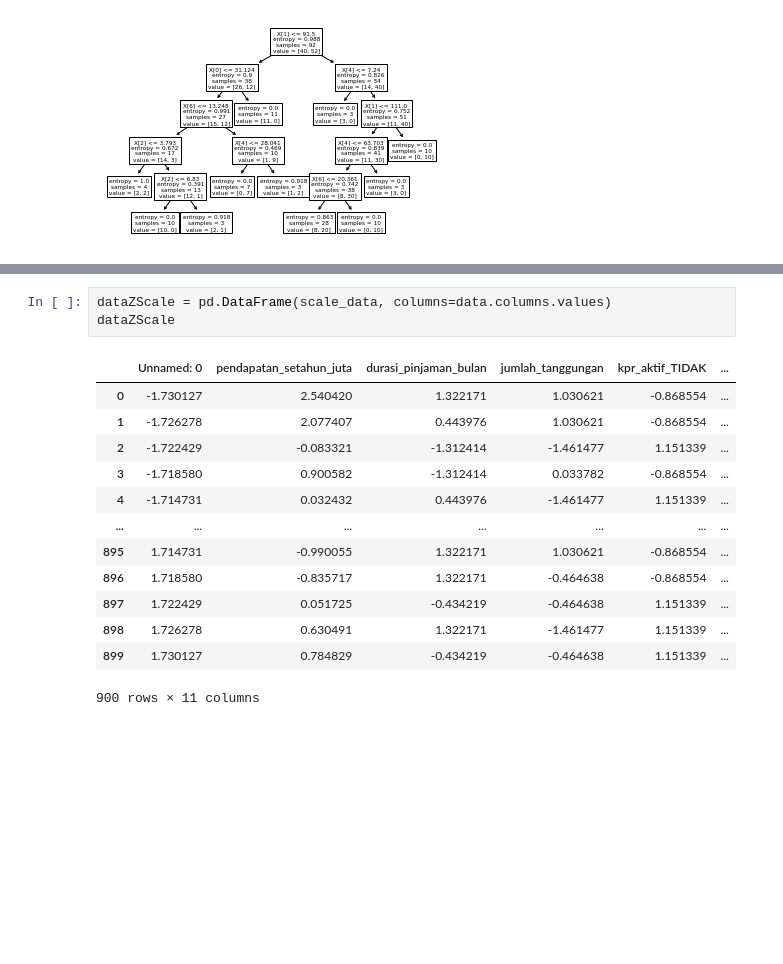
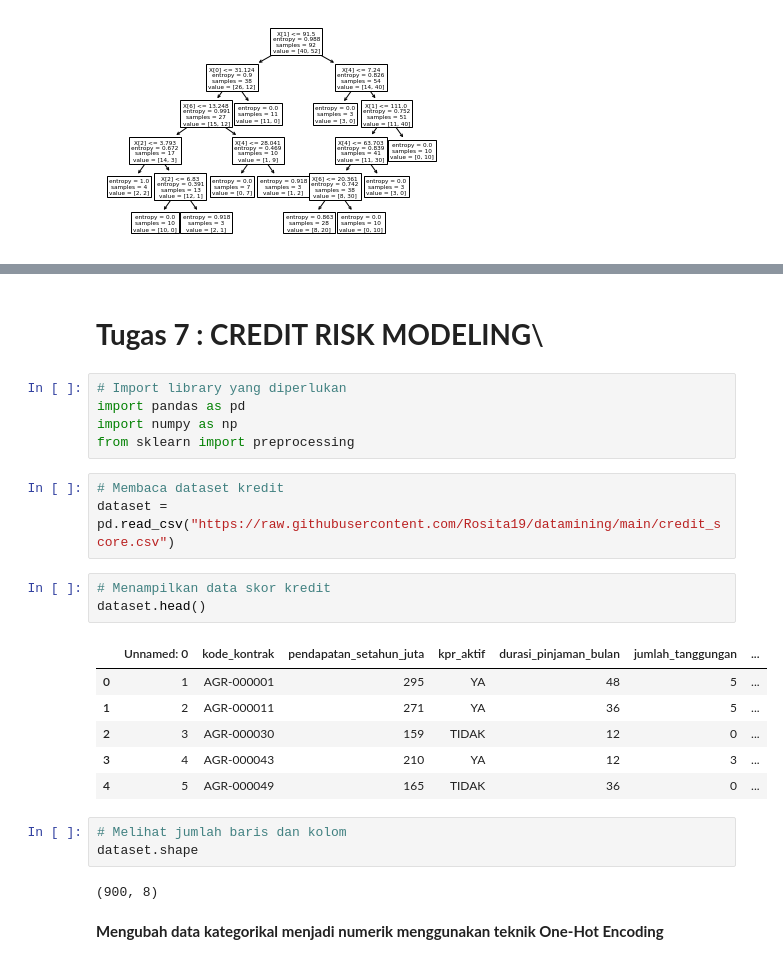
Before and after one commit to Rosita19/datamining, a Jupyter notebook: _sources/Penambangan Data.ipynb, the cells around one changed output, grey strips where cells are left out. Drawn from its saved outputs; the diff is of its cells as text; blank space fills up the shorter version.

```diff
--- a/_sources/Penambangan Data.ipynb
+++ b/_sources/Penambangan Data.ipynb
@@ -1653,17 +1599,27 @@ print(scale_data)
-# %%
-dataZScale = pd.DataFrame(scale_data, columns=data.columns.values)
-dataZScale
-# %% [output]
-|  | Unnamed: 0 | pendapatan_setahun_juta | durasi_pinjaman_bulan | jumlah_tanggungan | kpr_aktif_TIDAK | ... |
-| 0 | -1.730127 | 2.540420 | 1.322171 | 1.030621 | -0.868554 | ... |
-| 1 | -1.726278 | 2.077407 | 0.443976 | 1.030621 | -0.868554 | ... |
-| 2 | -1.722429 | -0.083321 | -1.312414 | -1.461477 | 1.151339 | ... |
-| 3 | -1.718580 | 0.900582 | -1.312414 | 0.033782 | -0.868554 | ... |
-| 4 | -1.714731 | 0.032432 | 0.443976 | -1.461477 | 1.151339 | ... |
-| ... | ... | ... | ... | ... | ... | ... |
-| 895 | 1.714731 | -0.990055 | 1.322171 | 1.030621 | -0.868554 | ... |
-| 896 | 1.718580 | -0.835717 | 1.322171 | -0.464638 | -0.868554 | ... |
-| 897 | 1.722429 | 0.051725 | -0.434219 | -0.464638 | 1.151339 | ... |
-| 898 | 1.726278 | 0.630491 | 1.322171 | -1.461477 | 1.151339 | ... |
-| 899 | 1.730127 | 0.784829 | -0.434219 | -0.464638 | 1.151339 | ... |
-900 rows × 11 columns
+# %% [markdown]
+# **Tugas 7 : CREDIT RISK MODELING**\
+# %%
+# Import library yang diperlukan
+import pandas as pd
+import numpy as np
+from sklearn import preprocessing
+# %%
+# Membaca dataset kredit
+dataset = pd.read_csv("https://raw.githubusercontent.com/Rosita19/datamining/main/credit_score.csv")
+# %%
+# Menampilkan data skor kredit
+dataset.head()
+# %% [output]
+|  | Unnamed: 0 | kode_kontrak | pendapatan_setahun_juta | kpr_aktif | durasi_pinjaman_bulan | jumlah_tanggungan | ... |
+| 0 | 1 | AGR-000001 | 295 | YA | 48 | 5 | ... |
+| 1 | 2 | AGR-000011 | 271 | YA | 36 | 5 | ... |
+| 2 | 3 | AGR-000030 | 159 | TIDAK | 12 | 0 | ... |
+| 3 | 4 | AGR-000043 | 210 | YA | 12 | 3 | ... |
+| 4 | 5 | AGR-000049 | 165 | TIDAK | 36 | 0 | ... |
+# %%
+# Melihat jumlah baris dan kolom
+dataset.shape
+# %% [output]
+(900, 8)
+# %% [markdown]
+**Mengubah data kategorikal menjadi numerik menggunakan teknik One-Hot Encoding**
```
Also changed, not shown: parts of 88 cells of this notebook, 16 other files.
